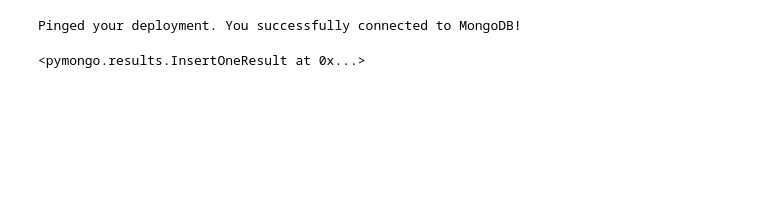
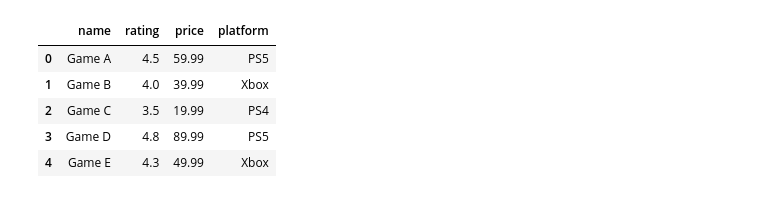
Before and after one commit to jayparikh1998/Project-3, a Jupyter notebook: video_games.ipynb, the cells around one changed output. Drawn from its saved outputs; the diff is of its cells as text; code cells hidden in the pictures; blank space fills up the shorter version.

Commit message:
Saved video games
added data folder to contain json files

```diff
--- a/video_games.ipynb
+++ b/video_games.ipynb
@@ -30,19 +59,0 @@ MongoDB setup
-# %%
-# connect to MongoDB
-
-password='GR3X8b0B8HAYDFFR'
-user_name='gmmarsh'
-
-uri = f"mongodb+srv://{user_name}:{password}@cluster0.mpn26b8.mongodb.net/?retryWrites=true&w=majority&appName=Cluster0"
-
-# Create a new client and connect to the server
-client = MongoClient(uri)
-
-# Send a ping to confirm a successful connection
-try:
-    client.admin.command('ping')
-    print("Pinged your deployment. You successfully connected to MongoDB!")
-except Exception as e:
-    print(e)
-# %% [output]
-Pinged your deployment. You successfully connected to MongoDB!
@@ -58,5 +60,24 @@ data = bestsellers_videogames
-# %%
-# insert the data into the collection
-collection.insert_one(data)
-# %% [output]
-<pymongo.results.InsertOneResult at 0x...>
+# %%
+# Simulated JSON data and DataFrame creation
+simulated_json_data = {
+    "games": [
+        {"name": "Game A", "rating": 4.5, "price": 59.99, "platform": "PS5"},
+        {"name": "Game B", "rating": 4.0, "price": 39.99, "platform": "Xbox"},
+        {"name": "Game C", "rating": 3.5, "price": 19.99, "platform": "PS4"},
+        {"name": "Game D", "rating": 4.8, "price": 89.99, "platform": "PS5"},
+        {"name": "Game E", "rating": 4.3, "price": 49.99, "platform": "Xbox"},
+        {"name": "Game F", "rating": 3.8, "price": 29.99, "platform": "PS4"},
+        {"name": "Game G", "rating": 4.7, "price": 69.99, "platform": "PS5"},
+        {"name": "Game H", "rating": 3.9, "price": 34.99, "platform": "Xbox"}
+    ]
+}
+
+df_games = pd.DataFrame(simulated_json_data['games'])
+df_games.head()
+# %% [output]
+|  | name | rating | price | platform |
+| 0 | Game A | 4.5 | 59.99 | PS5 |
+| 1 | Game B | 4.0 | 39.99 | Xbox |
+| 2 | Game C | 3.5 | 19.99 | PS4 |
+| 3 | Game D | 4.8 | 89.99 | PS5 |
+| 4 | Game E | 4.3 | 49.99 | Xbox |
```
Also changed, not shown: parts of 9 cells of this notebook, 3 other files.
